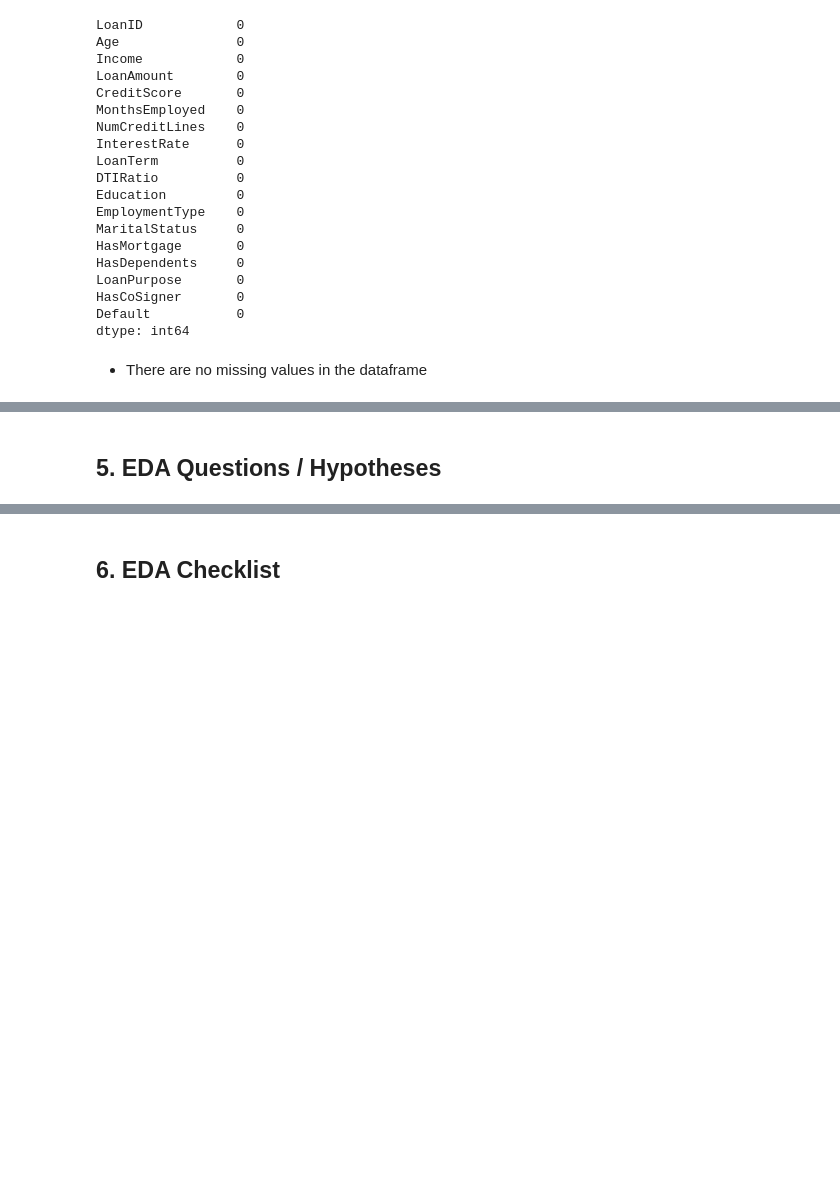
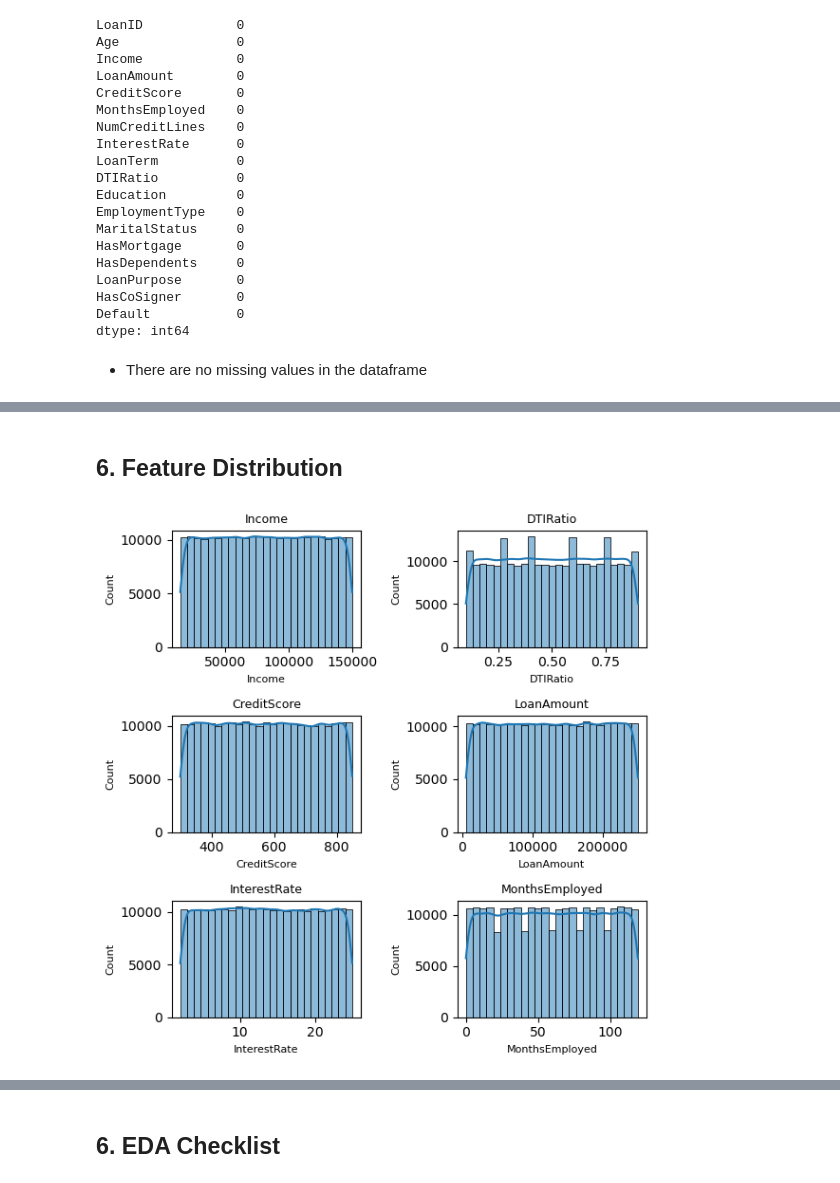
Before and after one commit to codevalhalla/ml-credit-risk-modeling, a Jupyter notebook: notebooks/01_eda.ipynb, the cells around one changed output, grey strips where cells are left out. Saved outputs shown, nothing was run; the diff lists cells and outputs as text; code cells hidden in the pictures; blank space fills up the shorter version.

Commit message:
identify feature groups and feature distributions

```diff
--- a/notebooks/01_eda.ipynb
+++ b/notebooks/01_eda.ipynb
@@ -150,2 +186,24 @@ dtype: int64
 # %% [markdown]
-## 5. EDA Questions / Hypotheses
+## 6. Feature Distribution
+# %%
+numerical = ['Income','DTIRatio','CreditScore','LoanAmount','InterestRate','MonthsEmployed']
+
+fig, axes = plt.subplots(nrows=3, ncols=2, figsize=(6, 6))
+axes = axes.flatten()
+
+for i, col in enumerate(numerical):
+    sns.histplot(
+        data=df,
+        x=col,
+        kde=True,
+        bins=25,
+        ax=axes[i]
+    )
+    axes[i].set_title(col, fontsize=9)
+    axes[i].set_xlabel(col, fontsize=8)
+    axes[i].set_ylabel("Count", fontsize=8)
+
+plt.tight_layout()
+plt.show()
+# %% [output]
+[figure, added]
```
Also changed, not shown: parts of 7 cells of this notebook.
